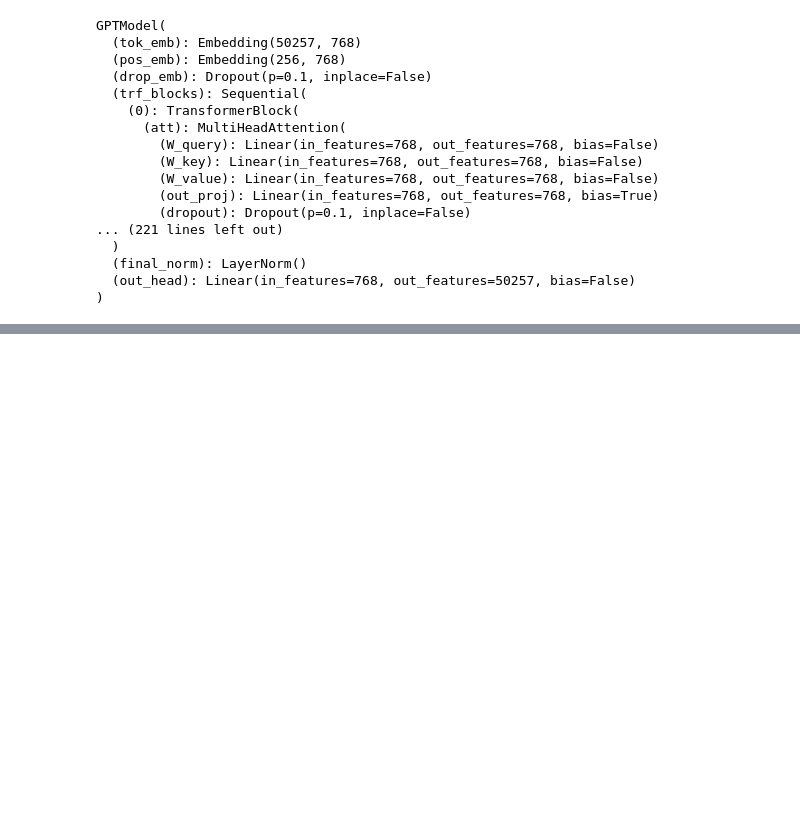
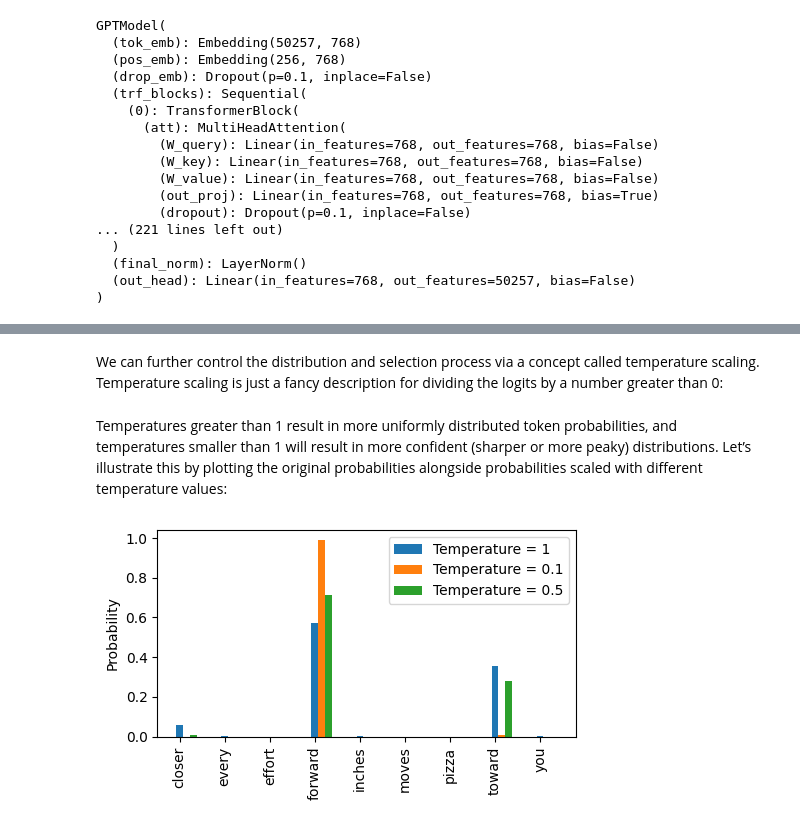
Before and after one commit to dishantgupta2004/Gen-AI, a Jupyter notebook: 05_Transformers/04_Pretraining.ipynb, the cells around one changed output, grey strips where cells are left out. Cells and saved outputs as stored; diff of their text form; code cells hidden in the pictures; blank space fills up the shorter version.

```diff
--- a/05_Transformers/04_Pretraining.ipynb
+++ b/05_Transformers/04_Pretraining.ipynb
@@ -341,0 +372,29 @@ RuntimeError: prob_dist must be 1 or 2 dim
+# %% [markdown]
+We can further control the distribution and selection process via a concept called
+temperature scaling. Temperature scaling is just a fancy description for dividing the logits
+by a number greater than 0:
+# %%
+def softmax_with_temperature(logits, temperature):
+    scaled_logits = logits / temperature
+    return torch.softmax(scaled_logits, dim=0)
+# %% [markdown]
+Temperatures greater than 1 result in more uniformly distributed token probabilities,
+and temperatures smaller than 1 will result in more confident (sharper or more peaky)
+distributions. Let’s illustrate this by plotting the original probabilities alongside probabilities scaled with different temperature values:
+# %%
+temperatures = [1, 0.1, 0.5]
+scaled_probas = [softmax_with_temperature(next_token_logits, T) for T in temperatures]
+x = torch.arange(len(vocab))
+bar_width = 0.15
+fig, ax = plt.subplots(figsize=(5, 3))
+for i, T in enumerate(temperatures):
+    rects = ax.bar(x + i * bar_width, scaled_probas[i], bar_width, label=f'Temperature = {T}')
+
+ax.set_ylabel('Probability')
+ax.set_xticks(x)
+ax.set_xticklabels(vocab.keys(), rotation=90)
+ax.legend()
+plt.tight_layout()
+plt.show()
+# %% [output]
+[figure, added]
```
Also changed, not shown: parts of 13 cells of this notebook, 4 other files.
